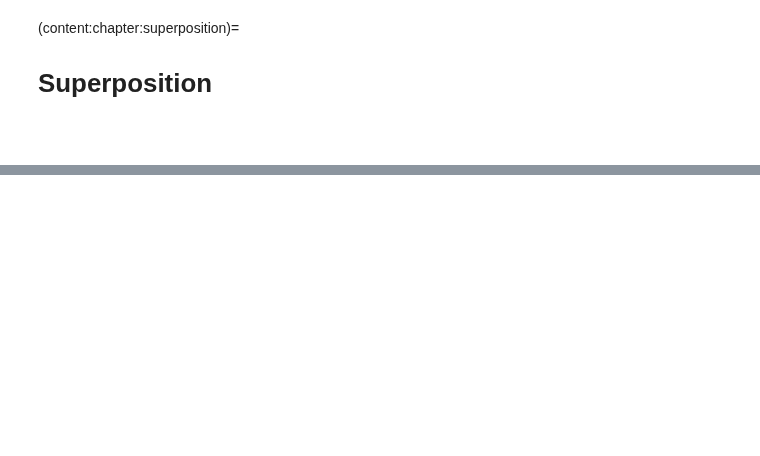
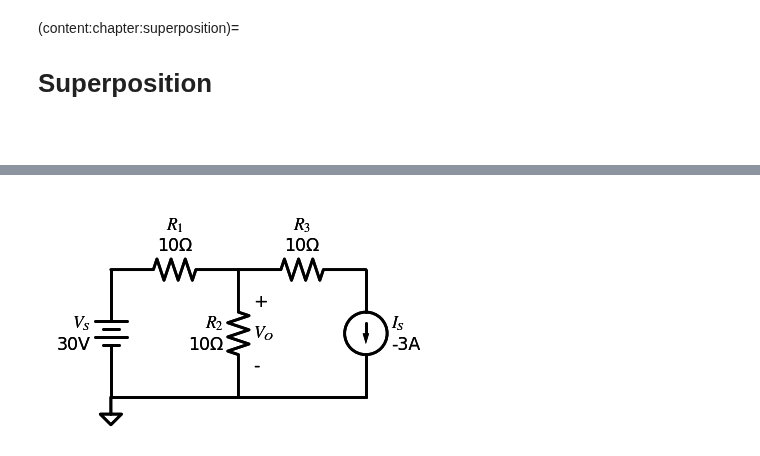
Before and after one commit to Circuit-Analysis/circuit-analysis.github.io, a Jupyter notebook: _sources/chapter-9.ipynb, the cells around one changed output, grey strips where cells are left out. Cells and saved outputs as stored; diff of their text form; code cells hidden in the pictures; blank space fills up the shorter version.

```diff
--- a/_sources/chapter-9.ipynb
+++ b/_sources/chapter-9.ipynb
@@ -385,0 +157,13 @@ $$
+# %%
+import schemdraw
+import schemdraw.elements as elm
+with schemdraw.Drawing(file='super-example-current-supply.svg') as d:
+    d += (Vs := elm.Battery().up().label('$V_{S}$\n30V', loc='top').reverse())
+    d += (R1 := elm.Resistor().right().label('$R_{1}$\n10Ω', loc='top'))
+    d += (R3 := elm.Resistor().right().label('$R_{3}$\n10Ω', loc='top'))
+    d += (Is := elm.SourceI().down().label('$I_{S}$\n-3A', loc='bottom'))
+    d += (LineB := elm.Line().left().tox(R1.start))
+    d += (GndSig := elm.GroundSignal())
+    d += (R2 := elm.Resistor().at(R1.end).down().label('$R_{2}$\n10Ω', loc='top').label(('+','$V_O$','-'),loc='bottom'))
+# %% [output]
+[figure, added]
```
Also changed, not shown: parts of 17 cells of this notebook, 16 other files.
